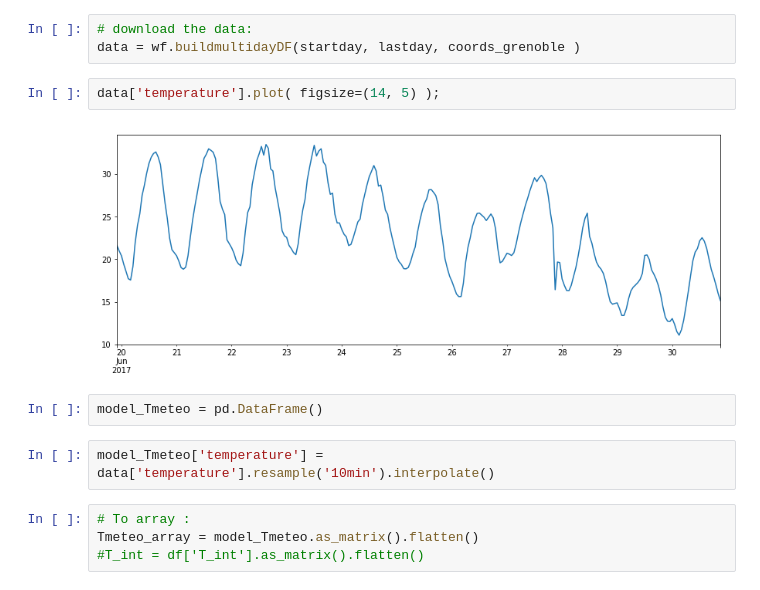
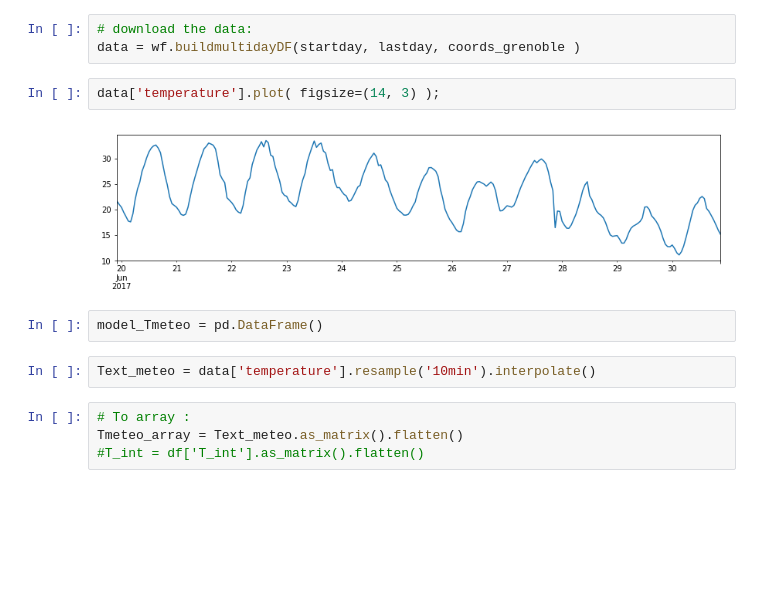
Before and after one commit to xdze2/thermique_appart, a Jupyter notebook: Model01.ipynb, the cells around one changed output. Saved outputs shown, nothing was run; the diff lists cells and outputs as text; blank space fills up the shorter version.

```diff
--- a/Model01.ipynb
+++ b/Model01.ipynb
@@ -137,14 +139,14 @@ startday, lastday = pd.to_datetime('20/06/2017'), pd.to_datetime('now')
 # download the data:
 data = wf.buildmultidayDF(startday, lastday, coords_grenoble )
 # %%
-data['temperature'].plot( figsize=(14, 5) );
+data['temperature'].plot( figsize=(14, 3) );
 # %% [output]
-[figure, old version]
+[figure, new version]
 # %%
 model_Tmeteo = pd.DataFrame()
 # %%
-model_Tmeteo['temperature'] = data['temperature'].resample('10min').interpolate()
+Text_meteo = data['temperature'].resample('10min').interpolate()
 # %%
 # To array :
-Tmeteo_array = model_Tmeteo.as_matrix().flatten()
+Tmeteo_array = Text_meteo.as_matrix().flatten()
 #T_int = df['T_int'].as_matrix().flatten()
```
Also changed, not shown: parts of 31 cells of this notebook.
